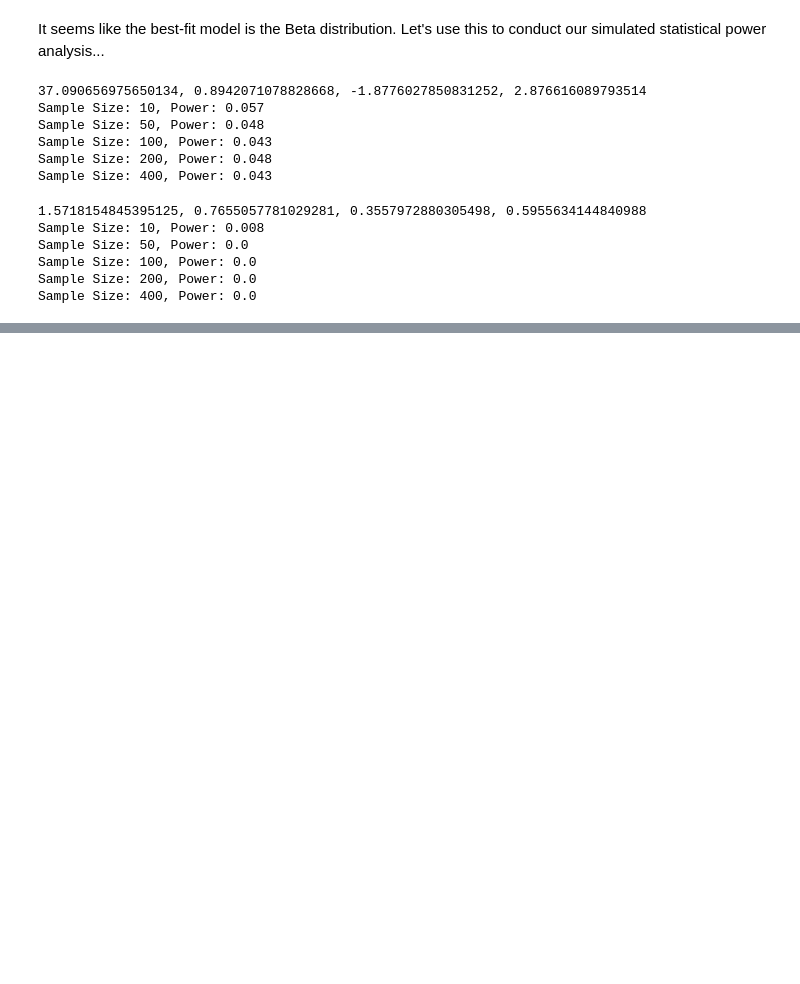
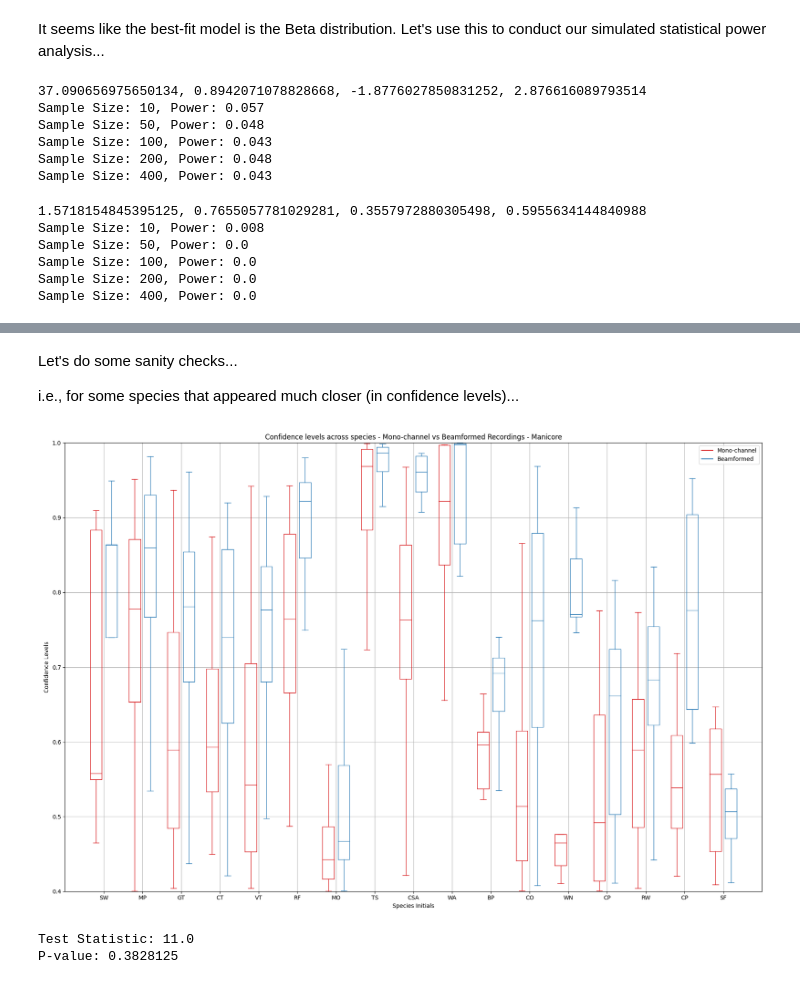
Before and after one commit to JamesSkinna/Masters_6mic_analysis, a Jupyter notebook: src/analysis_scripts/statistical_inference_tests.ipynb, the cells around one changed output, grey strips where cells are left out. Saved outputs shown, nothing was run; the diff lists cells and outputs as text; code cells hidden in the pictures; blank space fills up the shorter version.

Commit message:
Conducted all Wilcoxon tests

```diff
--- a/src/analysis_scripts/statistical_inference_tests.ipynb
+++ b/src/analysis_scripts/statistical_inference_tests.ipynb
@@ -198,0 +286,22 @@ Sample Size: 400, Power: 0.0
+# %% [markdown]
+Let's do some sanity checks...
+
+i.e., for some species that appeared much closer (in confidence levels)...
+# %%
+Image('data/processed/manicore/boxcompare.png')
+# %% [output]
+[figure, added]
+# %%
+# Slaty-backed Forest-Falcon - see boxplots (above) - beamformed is actually worse
+
+SF_conf_mono = mono_dict["Slaty-backed Forest-Falcon"]["conf_list"]
+SF_conf_bf = bf_dict["Slaty-backed Forest-Falcon"]["conf_list"]
+
+statistic, p_value = wilcoxon(SF_conf_mono, SF_conf_bf, alternative="two-sided")
+
+# Print the test statistic and p-value
+print("Test Statistic:", statistic)
+print("P-value:", p_value)
+# %% [output]
+Test Statistic: 11.0
+P-value: 0.3828125
```
Also changed, not shown: parts of 8 cells of this notebook.
